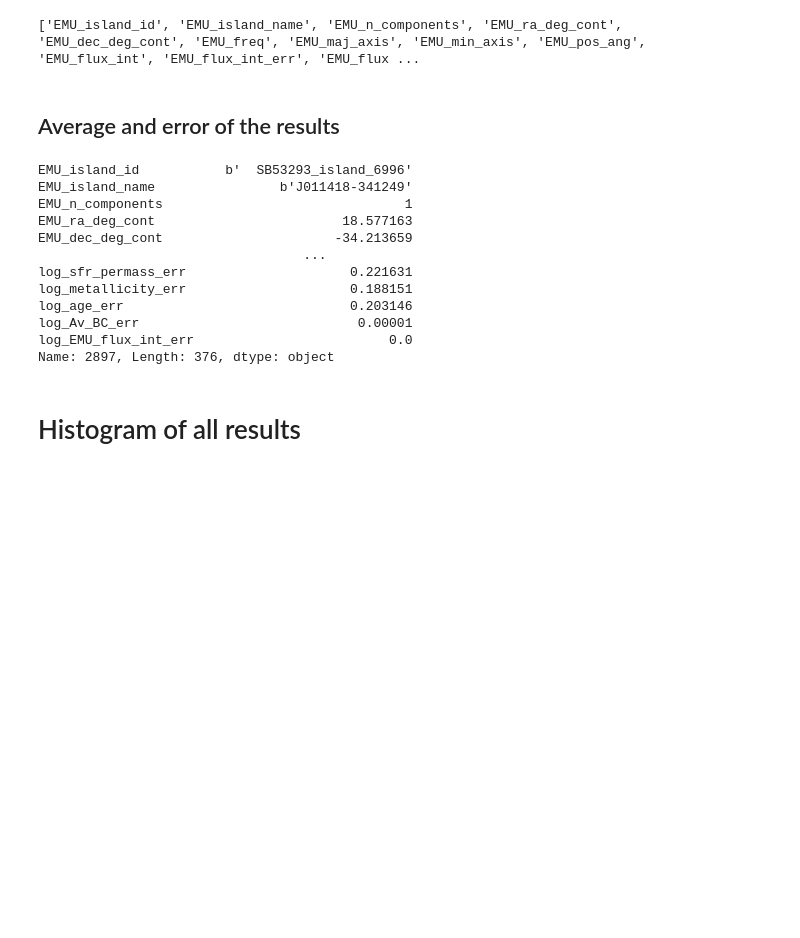
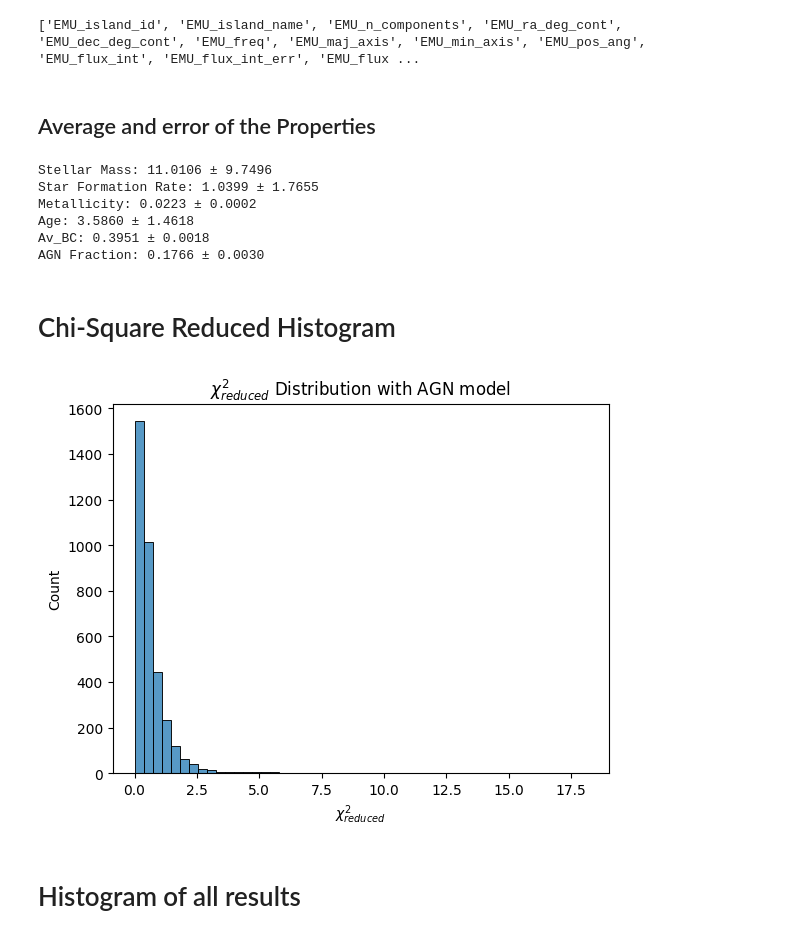
Before and after one commit to theWebTardigrade/fundamental-properties-of-EMU-radio-sources, a Jupyter notebook: code/8_CIGALE_results_EMU.ipynb, the cells around one changed output. Cells and saved outputs as stored; diff of their text form; code cells hidden in the pictures; blank space fills up the shorter version.

```diff
--- a/code/8_CIGALE_results_EMU.ipynb
+++ b/code/8_CIGALE_results_EMU.ipynb
@@ -58,23 +63,63 @@ print(catalog_pd.columns.tolist())
 # %% [output]
 ['EMU_island_id', 'EMU_island_name', 'EMU_n_components', 'EMU_ra_deg_cont', 'EMU_dec_deg_cont', 'EMU_freq', 'EMU_maj_axis', 'EMU_min_axis', 'EMU_pos_ang', 'EMU_flux_int', 'EMU_flux_int_err', 'EMU_flux ...
 # %% [markdown]
-## Average and error of the results
+## Average and error of the Properties
 # %%
-max_row = catalog_pd.loc[catalog_pd['bayes.agn.fracAGN'].idxmax()]
-print(max_row)
+def simple_avg_and_error(values, errors):
+    """
+    Compute the unweighted average and its error from values and their individual 1σ uncertainties.
+
+    Parameters:
+    - values (pd.Series or np.ndarray): Measured values
+    - errors (pd.Series or np.ndarray): 1σ uncertainties for each value (ignored in averaging)
+
+    Returns:
+    - avg (float): Simple mean of the values
+    - avg_error (float): Standard error of the mean (std deviation divided by sqrt(N))
+    """
+    values = np.asarray(values)
+
+    avg = np.median(values)
+    avg_error = np.std(values, ddof=1) / np.sqrt(len(values))
+
+    return avg, avg_error
-# %% [output]
-EMU_island_id           b'  SB53293_island_6996'
-EMU_island_name                b'J011418-341249'
-EMU_n_components                               1
-EMU_ra_deg_cont                        18.577163
-EMU_dec_deg_cont                      -34.213659
-                                  ...
-log_sfr_permass_err                     0.221631
-log_metallicity_err                     0.188151
-log_age_err                             0.203146
-log_Av_BC_err                            0.00001
-log_EMU_flux_int_err                         0.0
-Name: 2897, Length: 376, dtype: object
+# %%
+avg_stellarmass, err_stellarmass = simple_avg_and_error(catalog_pd['bayes.stellar.m_star'], catalog_pd['bayes.stellar.m_star_err'])
+print(r'Stellar Mass:', f'{np.log10(avg_stellarmass):.4f} ± {np.log10(err_stellarmass):.4f}')
+
+avg_sfr, err_sfr = simple_avg_and_error(catalog_pd['bayes.sfh.sfr'], catalog_pd['bayes.sfh.sfr_err'])
+print(r'Star Formation Rate:', f'{np.log10(avg_sfr):.4f} ± {np.log10(err_sfr):.4f}')
+
+avg_metallicity, err_metallicity = simple_avg_and_error(catalog_pd['bayes.stellar.metallicity'], catalog_pd['bayes.stellar.metallicity_err'])
+print(r'Metallicity:', f'{avg_metallicity:.4f} ± {err_metallicity:.4f}')
+
+avg_age, err_age = simple_avg_and_error(catalog_pd['bayes.sfh.age'], catalog_pd['bayes.sfh.age_err'])
+print(r'Age:', f'{np.log10(avg_age):.4f} ± {np.log10(err_age):.4f}')
+
+avg_Av_BC, err_Av_BC = simple_avg_and_error(catalog_pd['bayes.attenuation.Av_BC'], catalog_pd['bayes.attenuation.Av_BC_err'])
+print(r'Av_BC:', f'{avg_Av_BC:.4f} ± {err_Av_BC:.4f}')
+
+avg_AGN, err_AGN = simple_avg_and_error(catalog_pd['bayes.agn.fracAGN'], catalog_pd['bayes.agn.fracAGN_err'])
+print(r'AGN Fraction:', f'{avg_AGN:.4f} ± {err_AGN:.4f}')
+# %% [output]
+Stellar Mass: 11.0106 ± 9.7496
+Star Formation Rate: 1.0399 ± 1.7655
+Metallicity: 0.0223 ± 0.0002
+Age: 3.5860 ± 1.4618
+Av_BC: 0.3951 ± 0.0018
+AGN Fraction: 0.1766 ± 0.0030
+# %% [markdown]
+# Chi-Square Reduced Histogram
+# %%
+# Example: create a histogram of the 'measurement' column
+sns.histplot(data=catalog_pd, x='best.reduced_chi_square', bins=50)
+
+plt.xlabel(r'$\chi^2_{reduced}$')
+plt.ylabel('Count')
+plt.title(r'$\chi^2_{reduced}$ Distribution with AGN model')
+plt.show()
+# %% [output]
+[figure, added]
 # %% [markdown]
 # Histogram of all results
 # %%
```
Also changed, not shown: parts of 7 cells of this notebook, 1 other file.
